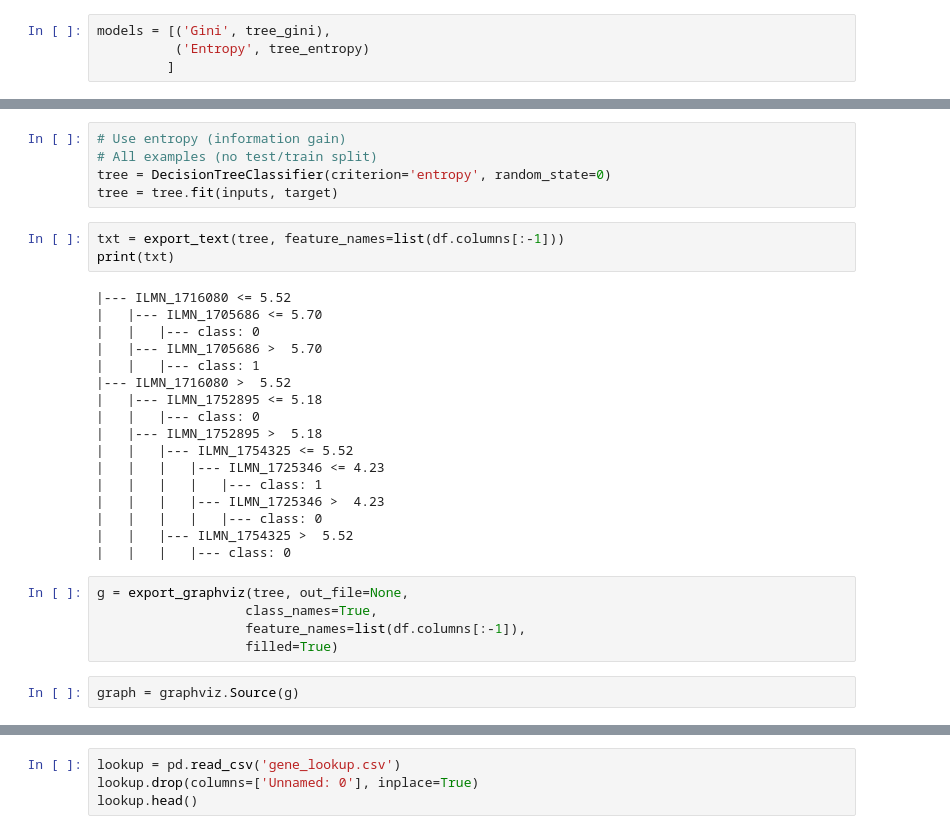
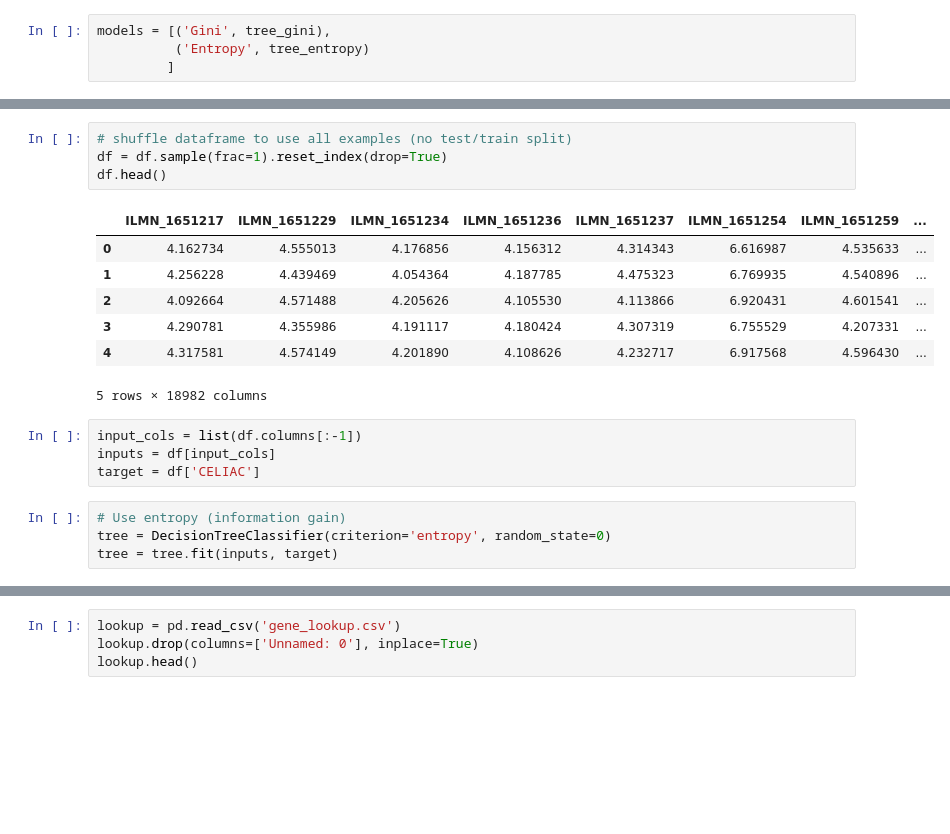
Before and after one commit to clearthecity/microarray, a Jupyter notebook: GeneExpression_Trees.ipynb, the cells around one changed output, grey strips where cells are left out. Saved outputs shown, nothing was run; the diff lists cells and outputs as text; blank space fills up the shorter version.

```diff
--- a/GeneExpression_Trees.ipynb
+++ b/GeneExpression_Trees.ipynb
@@ -77,32 +77,20 @@ weighted avg       0.84      0.85      0.84        33
+# %%
+# shuffle dataframe to use all examples (no test/train split)
+df = df.sample(frac=1).reset_index(drop=True)
+df.head()
+# %% [output]
+|  | ILMN_1651217 | ILMN_1651229 | ILMN_1651234 | ILMN_1651236 | ILMN_1651237 | ILMN_1651254 | ILMN_1651259 | ... |
+| 0 | 4.162734 | 4.555013 | 4.176856 | 4.156312 | 4.314343 | 6.616987 | 4.535633 | ... |
+| 1 | 4.256228 | 4.439469 | 4.054364 | 4.187785 | 4.475323 | 6.769935 | 4.540896 | ... |
+| 2 | 4.092664 | 4.571488 | 4.205626 | 4.105530 | 4.113866 | 6.920431 | 4.601541 | ... |
+| 3 | 4.290781 | 4.355986 | 4.191117 | 4.180424 | 4.307319 | 6.755529 | 4.207331 | ... |
+| 4 | 4.317581 | 4.574149 | 4.201890 | 4.108626 | 4.232717 | 6.917568 | 4.596430 | ... |
+5 rows × 18982 columns
+# %%
+input_cols = list(df.columns[:-1])
+inputs = df[input_cols]
+target = df['CELIAC']
 # %%
 # Use entropy (information gain)
-# All examples (no test/train split)
 tree = DecisionTreeClassifier(criterion='entropy', random_state=0)
 tree = tree.fit(inputs, target)
-# %%
-txt = export_text(tree, feature_names=list(df.columns[:-1]))
-print(txt)
-# %% [output]
-|--- ILMN_1716080 <= 5.52
-|   |--- ILMN_1705686 <= 5.70
-|   |   |--- class: 0
-|   |--- ILMN_1705686 >  5.70
-|   |   |--- class: 1
-|--- ILMN_1716080 >  5.52
-|   |--- ILMN_1752895 <= 5.18
-|   |   |--- class: 0
-|   |--- ILMN_1752895 >  5.18
-|   |   |--- ILMN_1754325 <= 5.52
-|   |   |   |--- ILMN_1725346 <= 4.23
-|   |   |   |   |--- class: 1
-|   |   |   |--- ILMN_1725346 >  4.23
-|   |   |   |   |--- class: 0
-|   |   |--- ILMN_1754325 >  5.52
-|   |   |   |--- class: 0
-# %%
-g = export_graphviz(tree, out_file=None,
-                   class_names=True,
-                   feature_names=list(df.columns[:-1]),
-                   filled=True)
-# %%
-graph = graphviz.Source(g)
```
Also changed, not shown: parts of 6 cells of this notebook, 10 other files.
